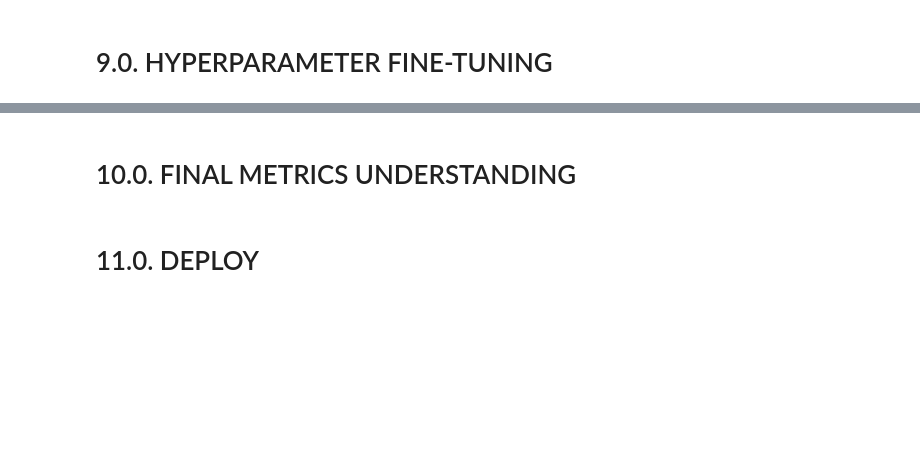
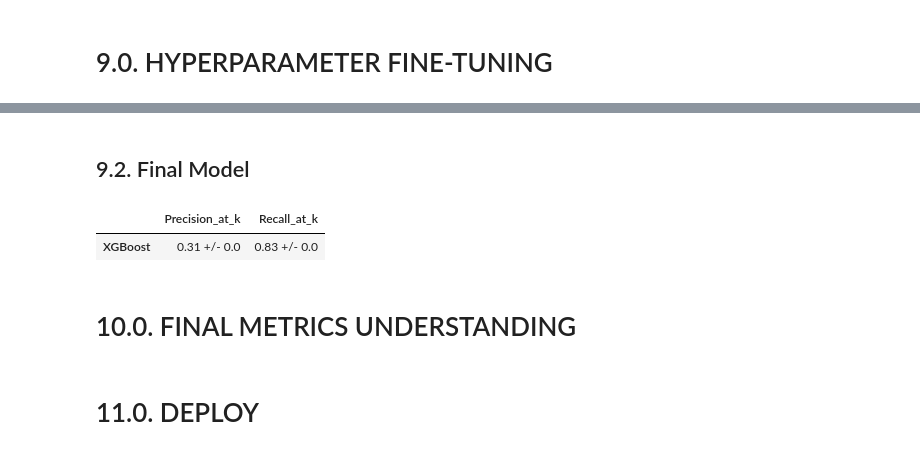
Before and after one commit to hfpmatheus/health_insurance_cross_sell, a Jupyter notebook: code.ipynb, the cells around one changed output, grey strips where cells are left out. Saved outputs shown, nothing was run; the diff lists cells and outputs as text; code cells hidden in the pictures; blank space fills up the shorter version.

```diff
--- a/code.ipynb
+++ b/code.ipynb
@@ -744,0 +782,32 @@ all_cv
+# %% [markdown]
+## 9.2. Final Model
+# %%
+params_tuned = { 'learning_rate' : 0.03,
+                 'n_estimators' : 1000,
+                 'max_depth' : 8,
+                 'subsample' : 0.8,
+                 'colsample_bytree' :0.9,
+                 'gamma' : 0
+               }
+# %%
+            # model
+            model_xgb = xgb.XGBClassifier( objective = 'binary:logistic',
+                                           learning_rate = params_tuned['learning_rate'],
+                                           n_estimators = params_tuned['n_estimators'],
+                                           max_depth = params_tuned['max_depth'],
+                                           subsample = params_tuned['subsample'],
+                                           colsample_bytree = params_tuned['colsample_bytree'],
+                                           gamma = params_tuned['gamma'] )
+
+            # training
+            model_xgb.fit( x_train, y_train )
+
+            # prediction
+            yhat_xgb = model_xgb.predict_proba( x_val )
+
+            # cross validation
+            model_xgb_cv = cross_validation( 'XGBoost', model_xgb, x_train, y_train )
+            model_xgb_cv
+# %% [output]
+|  | Precision_at_k | Recall_at_k |
+| XGBoost | 0.31 +/- 0.0 | 0.83 +/- 0.0 |
```
Also changed, not shown: parts of 23 cells of this notebook.
